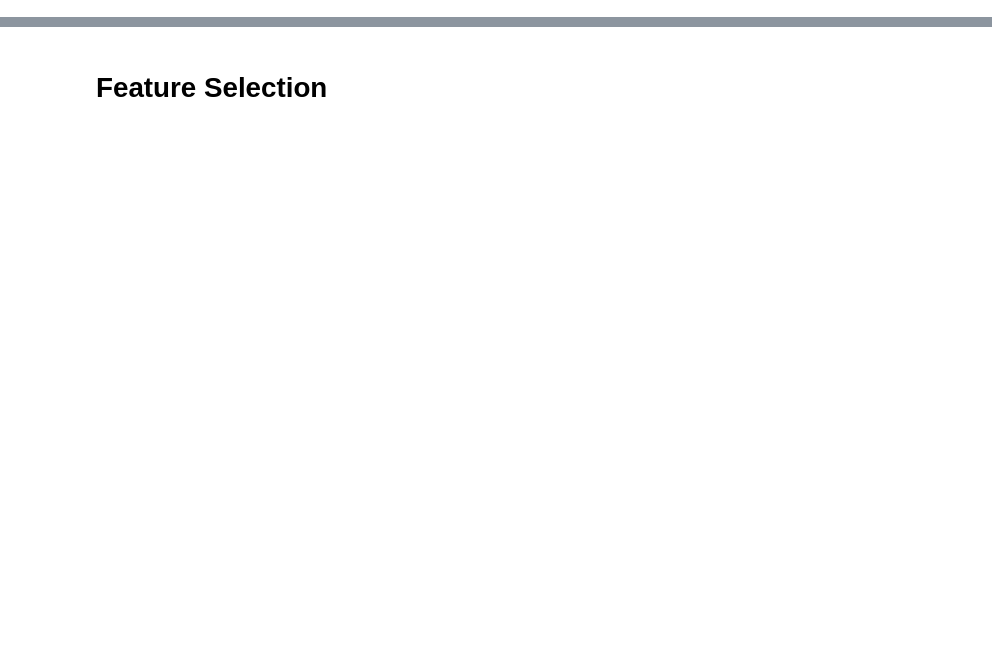
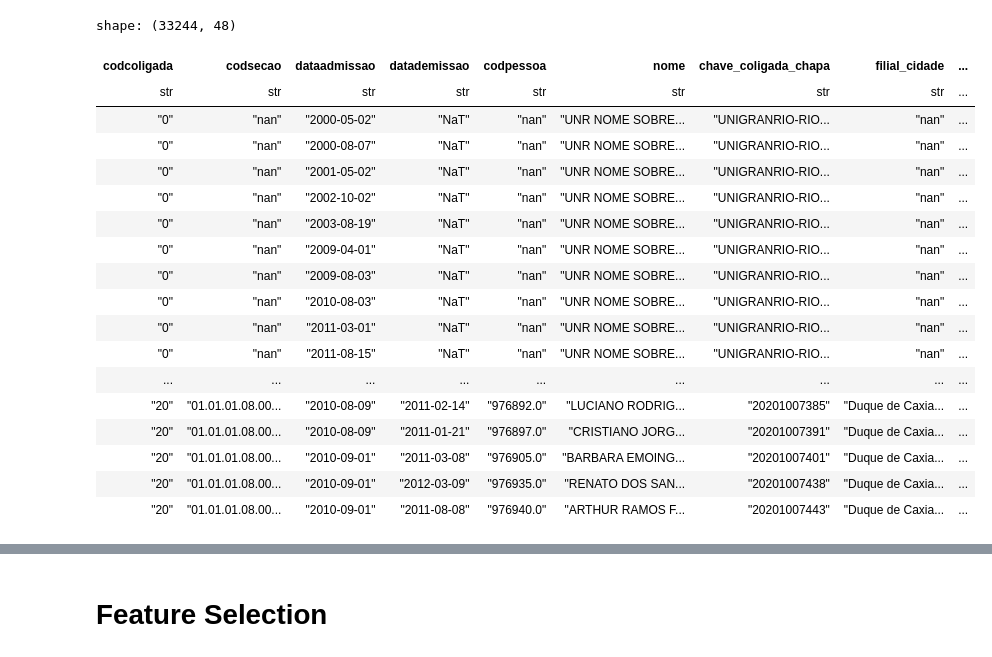
Before and after one commit to Gabrielteixeira2004/Turnover, a Jupyter notebook: Turnover.ipynb, the cells around one changed output, grey strips where cells are left out. Cells and saved outputs as stored; diff of their text form; code cells hidden in the pictures; blank space fills up the shorter version.

```diff
--- a/Turnover.ipynb
+++ b/Turnover.ipynb
@@ -119,3 +180,25 @@ df_alvo = target_definition(df, 'tipo_colaborador', 'CLT')
+# %%
+df_
+# %% [output]
+shape: (33244, 48)
+| codcoligada | codsecao | dataadmissao | datademissao | codpessoa | nome | chave_coligada_chapa | filial_cidade | ... |
+| str | str | str | str | str | str | str | str | ... |
+| "0" | "nan" | "2000-05-02" | "NaT" | "nan" | "UNR NOME SOBRE... | "UNIGRANRIO-RIO... | "nan" | ... |
+| "0" | "nan" | "2000-08-07" | "NaT" | "nan" | "UNR NOME SOBRE... | "UNIGRANRIO-RIO... | "nan" | ... |
+| "0" | "nan" | "2001-05-02" | "NaT" | "nan" | "UNR NOME SOBRE... | "UNIGRANRIO-RIO... | "nan" | ... |
+| "0" | "nan" | "2002-10-02" | "NaT" | "nan" | "UNR NOME SOBRE... | "UNIGRANRIO-RIO... | "nan" | ... |
+| "0" | "nan" | "2003-08-19" | "NaT" | "nan" | "UNR NOME SOBRE... | "UNIGRANRIO-RIO... | "nan" | ... |
+| "0" | "nan" | "2009-04-01" | "NaT" | "nan" | "UNR NOME SOBRE... | "UNIGRANRIO-RIO... | "nan" | ... |
+| "0" | "nan" | "2009-08-03" | "NaT" | "nan" | "UNR NOME SOBRE... | "UNIGRANRIO-RIO... | "nan" | ... |
+| "0" | "nan" | "2010-08-03" | "NaT" | "nan" | "UNR NOME SOBRE... | "UNIGRANRIO-RIO... | "nan" | ... |
+| "0" | "nan" | "2011-03-01" | "NaT" | "nan" | "UNR NOME SOBRE... | "UNIGRANRIO-RIO... | "nan" | ... |
+| "0" | "nan" | "2011-08-15" | "NaT" | "nan" | "UNR NOME SOBRE... | "UNIGRANRIO-RIO... | "nan" | ... |
+| ... | ... | ... | ... | ... | ... | ... | ... | ... |
+| "20" | "01.01.01.08.00... | "2010-08-09" | "2011-02-14" | "976892.0" | "LUCIANO RODRIG... | "20201007385" | "Duque de Caxia... | ... |
+| "20" | "01.01.01.08.00... | "2010-08-09" | "2011-01-21" | "976897.0" | "CRISTIANO JORG... | "20201007391" | "Duque de Caxia... | ... |
+| "20" | "01.01.01.08.00... | "2010-09-01" | "2011-03-08" | "976905.0" | "BARBARA EMOING... | "20201007401" | "Duque de Caxia... | ... |
+| "20" | "01.01.01.08.00... | "2010-09-01" | "2012-03-09" | "976935.0" | "RENATO DOS SAN... | "20201007438" | "Duque de Caxia... | ... |
+| "20" | "01.01.01.08.00... | "2010-09-01" | "2011-08-08" | "976940.0" | "ARTHUR RAMOS F... | "20201007443" | "Duque de Caxia... | ... |
 # %%
 X, X_holdout, y, y_holdout = train_test_split(df_alvo.drop(['desligado'], axis=1), df_alvo['desligado'], test_size=0.1, random_state=42, stratify=df_alvo['desligado']) # noqa E501
 # %%
```
Also changed, not shown: parts of 11 cells of this notebook, 5 other files.
